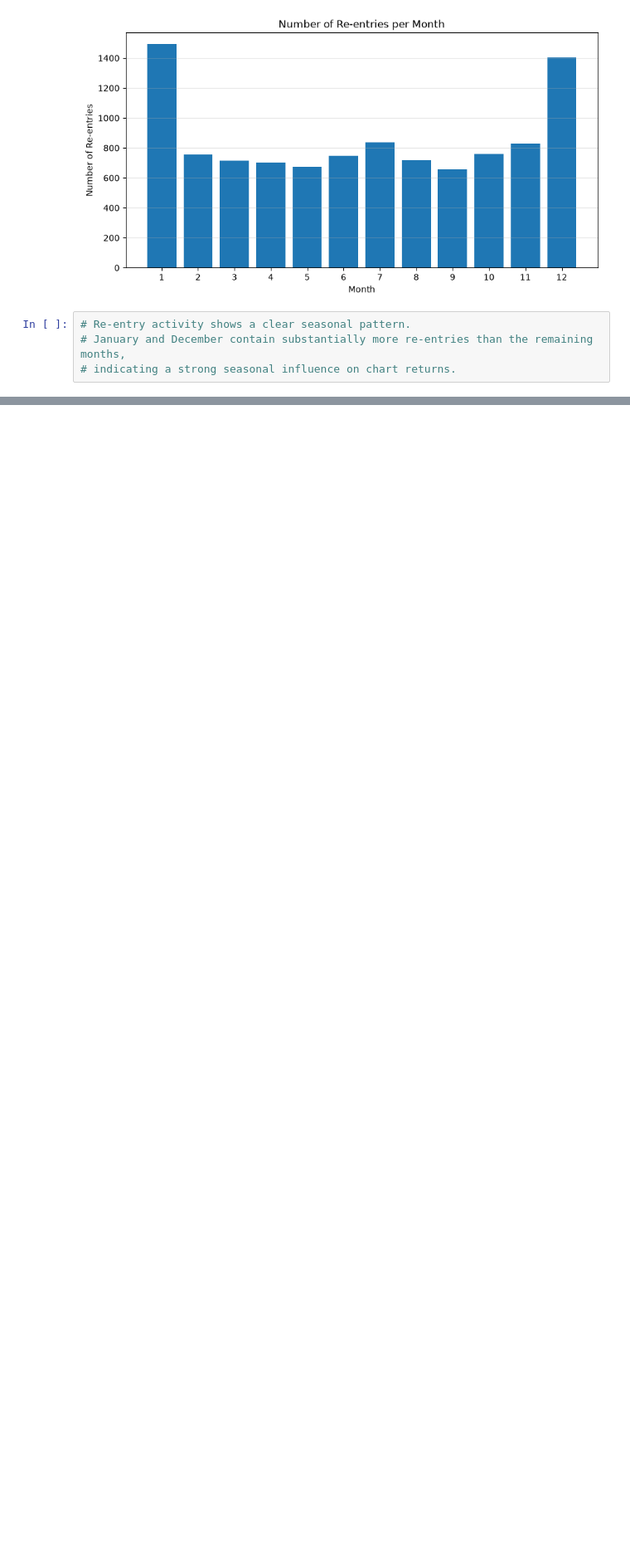
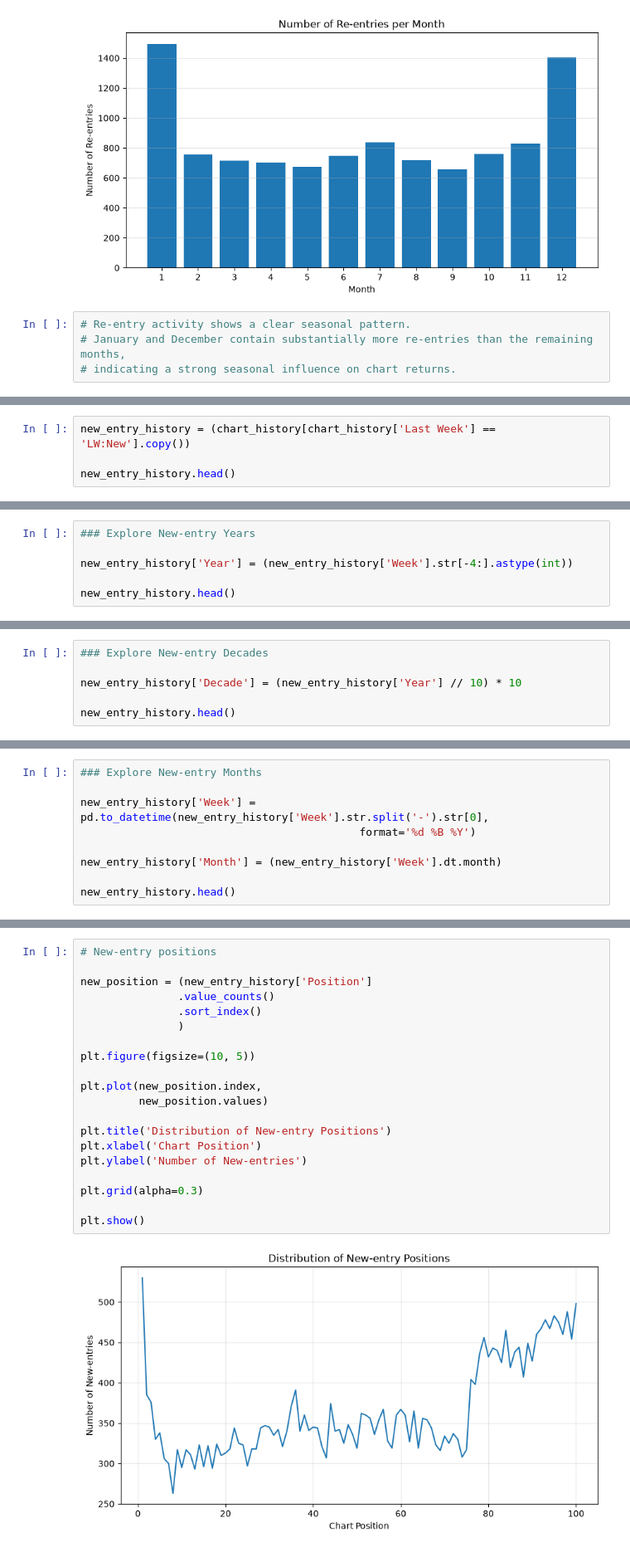
Before and after one commit to Sabrinalyst/what-happened-to-music, a Jupyter notebook: notebooks/04_chart_analysis.ipynb, the cells around one changed output, grey strips where cells are left out. Shown at 83% size. Saved outputs shown, nothing was run; the diff lists cells and outputs as text; blank space fills up the shorter version.

```diff
--- a/notebooks/04_chart_analysis.ipynb
+++ b/notebooks/04_chart_analysis.ipynb
@@ -522,0 +576,4 @@ re_entry_history.head()
+# %%
+new_entry_history = (chart_history[chart_history['Last Week'] == 'LW:New'].copy())
+
+new_entry_history.head()
@@ -522,0 +593,6 @@ re_entry_history.head()
+# %%
+### Explore New-entry Years
+
+new_entry_history['Year'] = (new_entry_history['Week'].str[-4:].astype(int))
+
+new_entry_history.head()
@@ -522,0 +606,6 @@ re_entry_history.head()
+# %%
+### Explore New-entry Decades
+
+new_entry_history['Decade'] = (new_entry_history['Year'] // 10) * 10
+
+new_entry_history.head()
@@ -522,0 +623,9 @@ re_entry_history.head()
+# %%
+### Explore New-entry Months
+
+new_entry_history['Week'] = pd.to_datetime(new_entry_history['Week'].str.split('-').str[0],
+                                           format='%d %B %Y')
+
+new_entry_history['Month'] = (new_entry_history['Week'].dt.month)
+
+new_entry_history.head()
@@ -522,0 +661,22 @@ re_entry_history.head()
+# %%
+# New-entry positions
+
+new_position = (new_entry_history['Position']
+               .value_counts()
+               .sort_index()
+               )
+
+plt.figure(figsize=(10, 5))
+
+plt.plot(new_position.index,
+         new_position.values)
+
+plt.title('Distribution of New-entry Positions')
+plt.xlabel('Chart Position')
+plt.ylabel('Number of New-entries')
+
+plt.grid(alpha=0.3)
+
+plt.show()
+# %% [output]
+[figure, added]
```
Also changed, not shown: parts of 43 cells of this notebook, 1 other file.
